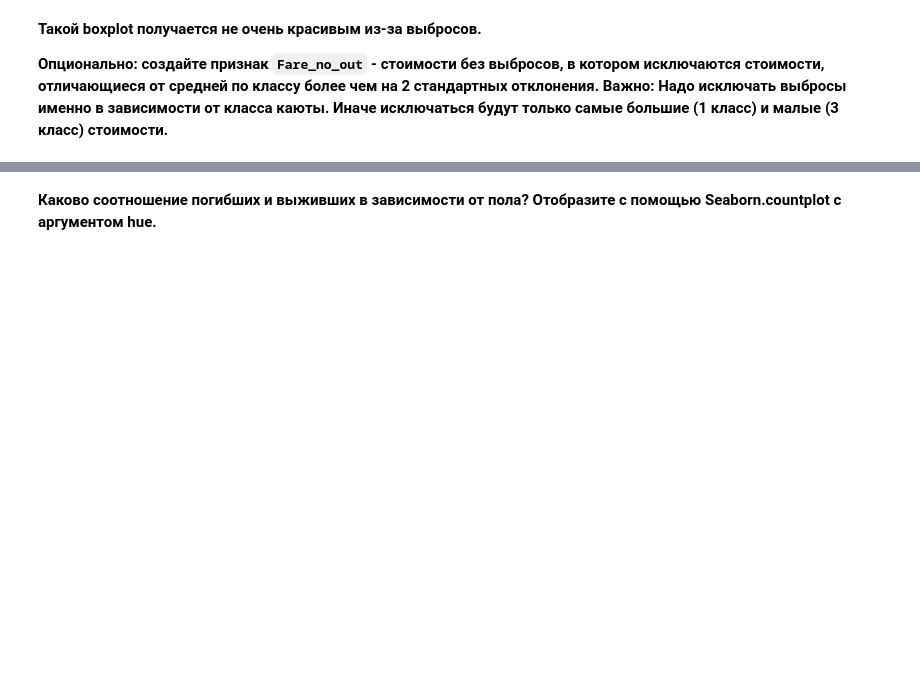
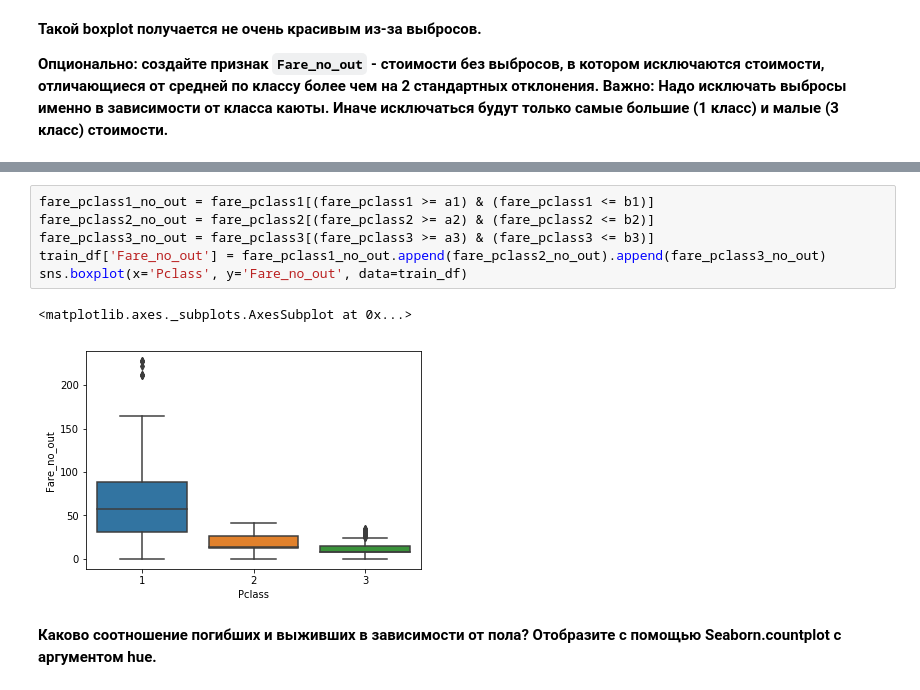
Before and after one commit to ditas/hw, a Jupyter notebook: jupyter_notebooks/lesson02_visualization/lesson2_practice_visual_titanic.ipynb, the cells around one changed output, grey strips where cells are left out. Drawn from its saved outputs; the diff is of its cells as text; blank space fills up the shorter version.

```diff
--- a/jupyter_notebooks/lesson02_visualization/lesson2_practice_visual_titanic.ipynb
+++ b/jupyter_notebooks/lesson02_visualization/lesson2_practice_visual_titanic.ipynb
@@ -89,3 +97,12 @@ sns.boxplot  # Ваш код здесь
+# %%
+fare_pclass1_no_out = fare_pclass1[(fare_pclass1 >= a1) & (fare_pclass1 <= b1)]
+fare_pclass2_no_out = fare_pclass2[(fare_pclass2 >= a2) & (fare_pclass2 <= b2)]
+fare_pclass3_no_out = fare_pclass3[(fare_pclass3 >= a3) & (fare_pclass3 <= b3)]
+train_df['Fare_no_out'] = fare_pclass1_no_out.append(fare_pclass2_no_out).append(fare_pclass3_no_out)
+sns.boxplot(x='Pclass', y='Fare_no_out', data=train_df)
+# %% [output]
+<matplotlib.axes._subplots.AxesSubplot at 0x...>
+[figure, added]
 # %% [markdown]
 **Каково соотношение погибших и выживших в зависимости от пола? Отобразите c помощью Seaborn.countplot c аргументом hue.**
 # %%
```
Also changed, not shown: parts of 12 cells of this notebook, 3 other files.
